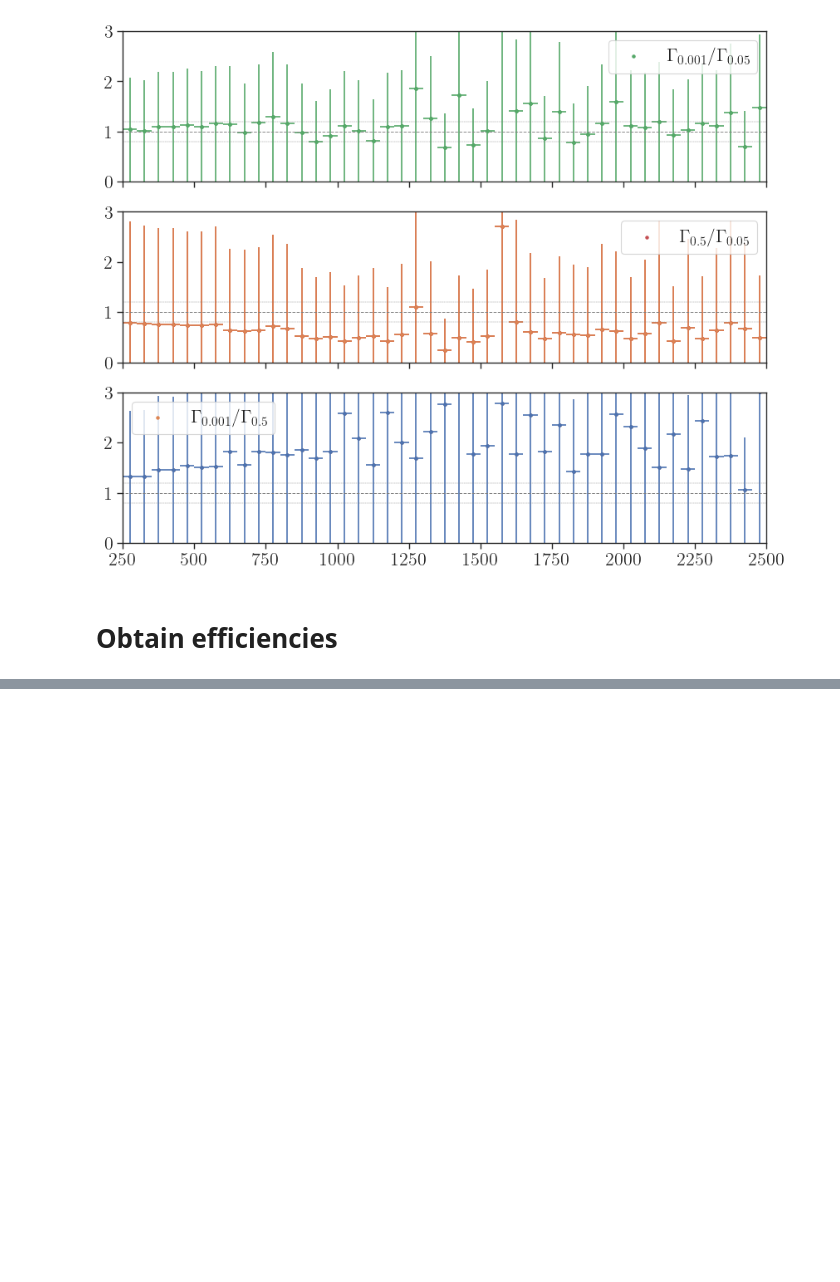
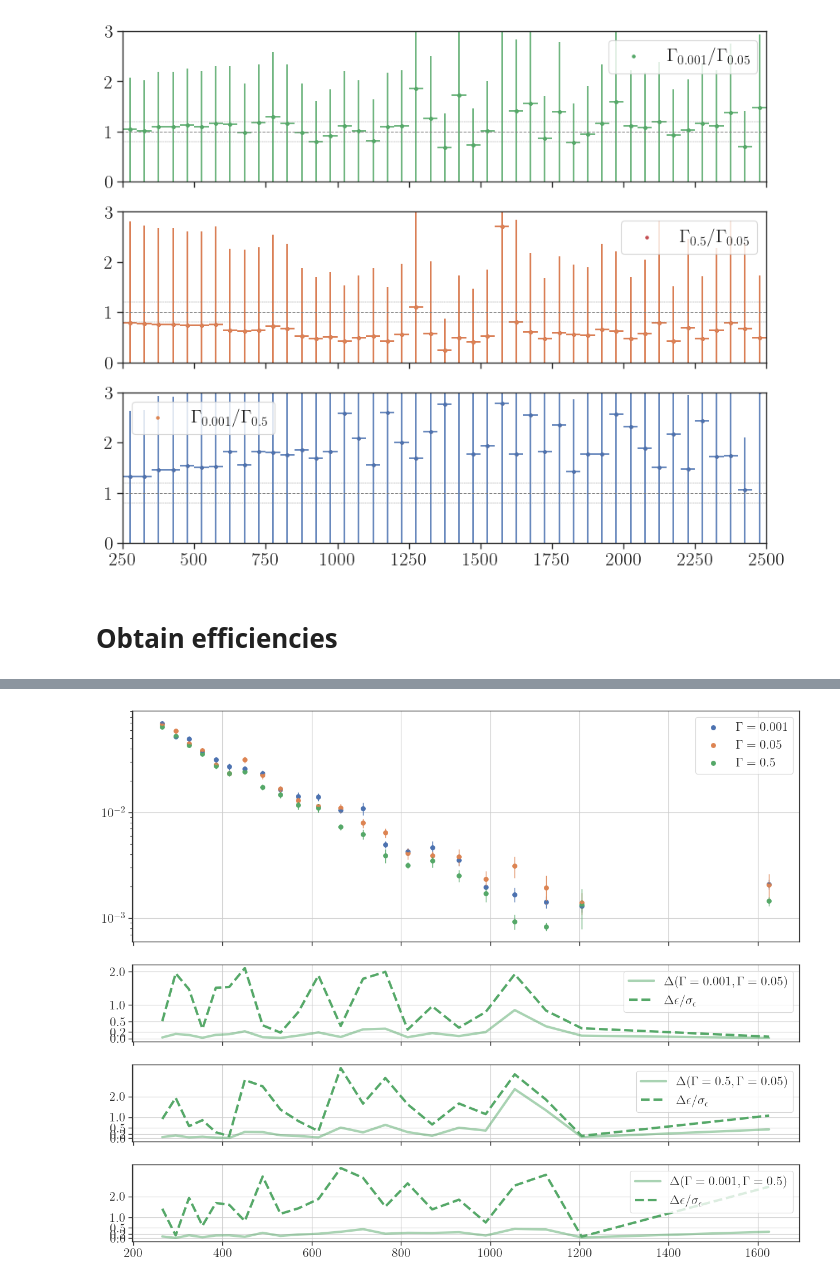
Before and after one commit to SModelS/smodelsv3-paper, a Jupyter notebook: scan/MG5_scan/notebooks/checkPTsLHE.ipynb, the cells around one changed output, grey strips where cells are left out. Drawn from its saved outputs; the diff is of its cells as text; code cells hidden in the pictures; blank space fills up the shorter version.

Commit message:
checking efficiencies

```diff
--- a/scan/MG5_scan/notebooks/checkPTsLHE.ipynb
+++ b/scan/MG5_scan/notebooks/checkPTsLHE.ipynb
@@ -408,0 +446,6 @@ dfModel.T
+# %%
+bins, binsError, binCenter, binLeft = getBins(dfModel)
+# %%
+cols = []
+for c in dfModel['filename']:
+    cols.append(c)
@@ -408,0 +460,70 @@ dfModel.T
+# %%
+figs, ax = plt.subplots(4,sharex=True,figsize=(15,12), gridspec_kw = {'height_ratios':[3, 1, 1, 1]})
+
+data = pd.DataFrame(columns=cols)
+dataError = pd.DataFrame(columns=cols)
+colors = {label : sns.color_palette('deep')[i] for i,label in enumerate(data.keys())}
+
+for label in dfModel['filename']:
+    dfSingle = dfModel[dfModel['filename'] == label]
+    data[label], dataError[label] = getEfficiencies(dfSingle, bins, binsError)
+
+    eff = np.array([data[label][c] for c in bins])
+    effErr = np.array([dataError[label][f'{c}_Error'] for c in bins])
+
+    ax[0].scatter(x=binCenter, y=eff, s=30, color=colors[label], label=label)
+    ax[0].errorbar(binCenter, eff, yerr=effErr, marker='.',
+                   elinewidth=1.0, drawstyle='steps-mid',linewidth=0.0, color=colors[label])
+    ax[0].legend()
+
+
+label1 = r'$\Delta(\Gamma=0.001, \Gamma=0.05)$'
+label2 = r'$\Delta \epsilon / \sigma_{\epsilon}$'
+
+diff1 = np.abs(data['$\\Gamma=0.001$'] - data['$\\Gamma=0.05$'])
+relDiff1 = diff1/data['$\\Gamma=0.001$']
+relDiff1 = relDiff1.replace(np.nan, 0)
+
+diffError1 = np.array(diff1)/np.sqrt(dataError['$\\Gamma=0.001$']**2 + dataError['$\\Gamma=0.05$']**2)
+diffError1 = diffError1.replace(np.nan, 0)
+
+ax[1].plot(binCenter, relDiff1, color=colors[label], linewidth=3., label=label1, alpha=.5)
+ax[1].plot(binCenter, diffError1, color=colors[label], linewidth=3., linestyle='--',
+           label=label2)
+
+label1 = r'$\Delta(\Gamma=0.5, \Gamma=0.05)$'
+
+diff2 = np.abs(data['$\\Gamma=0.5$'] - data['$\\Gamma=0.05$'])
+relDiff2 = diff2/data['$\\Gamma=0.5$']
+relDiff2 = relDiff2.replace(np.nan, 0)
+
+diffError2 = np.array(diff2)/np.sqrt(dataError['$\\Gamma=0.5$']**2 + dataError['$\\Gamma=0.05$']**2)
+diffError2 = diffError2.replace(np.nan, 0)
+
+ax[2].plot(binCenter, relDiff2, color=colors[label], linewidth=3., label=label1, alpha=.5)
+ax[2].plot(binCenter, diffError2, color=colors[label], linewidth=3., linestyle='--',
+           label=label2)
+
+label1 = r'$\Delta(\Gamma=0.001, \Gamma=0.5)$'
+
+diff3 = np.abs(data['$\\Gamma=0.001$'] - data['$\\Gamma=0.5$'])
+relDiff3 = diff3/data['$\\Gamma=0.001$']
+relDiff3 = relDiff3.replace(np.nan, 0)
+
+diffError2 = np.array(diff3)/np.sqrt(dataError['$\\Gamma=0.001$']**2 + dataError['$\\Gamma=0.5$']**2)
+diffError2 = diffError2.replace(np.nan, 0)
+
+ax[3].plot(binCenter, relDiff3, color=colors[label], linewidth=3., label=label1, alpha=.5)
+ax[3].plot(binCenter, diffError2, color=colors[label], linewidth=3., linestyle='--',
+           label=label2)
+
+for a in ax:
+    a.legend()
+    a.grid(True)
+    a.set_yticks([0., 0.2, 0.5, 1., 2.])
+
+
+ax[0].set_yscale('log')
+plt.show()
+# %% [output]
+[figure, added]
```
Also changed, not shown: parts of 8 cells of this notebook, 22 other files.
